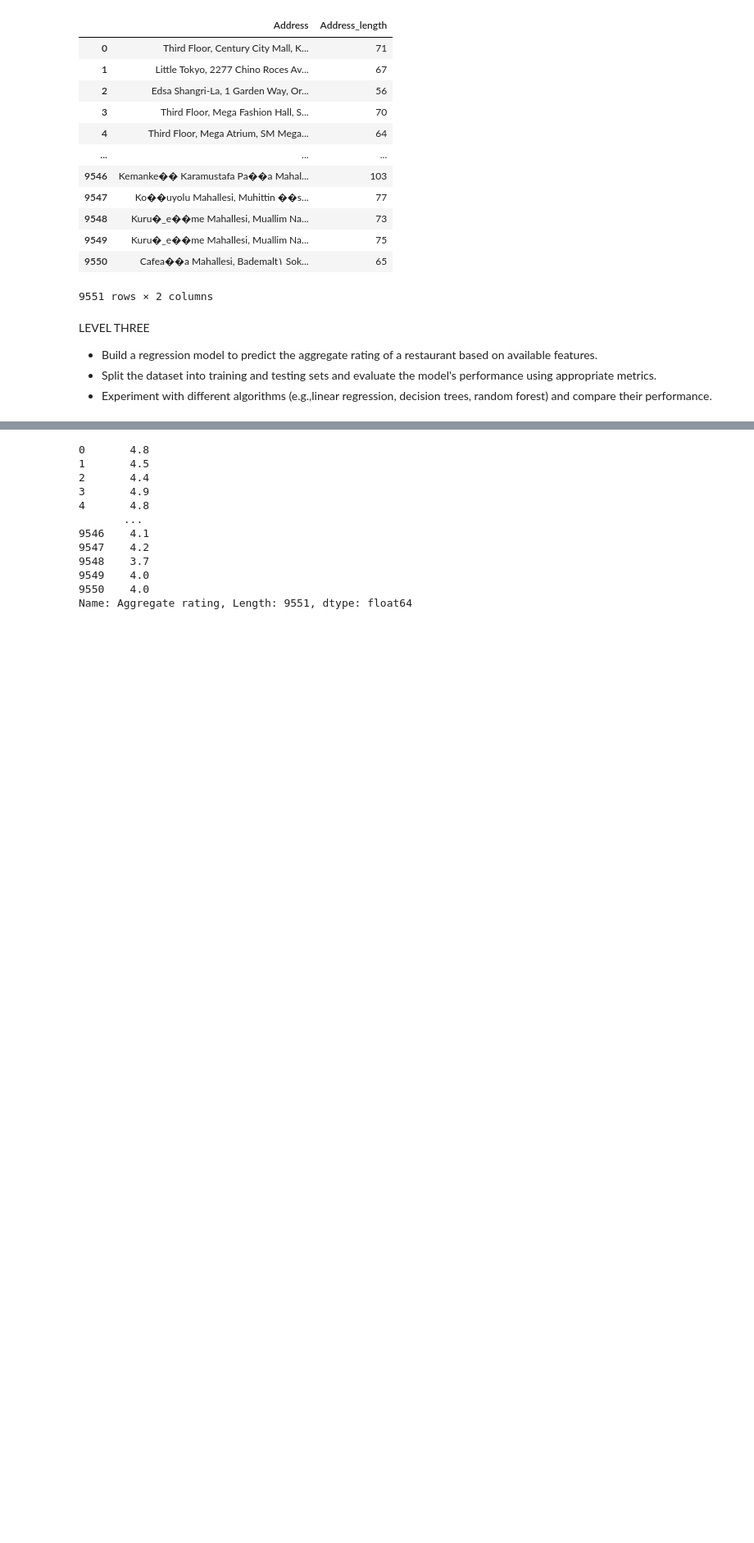
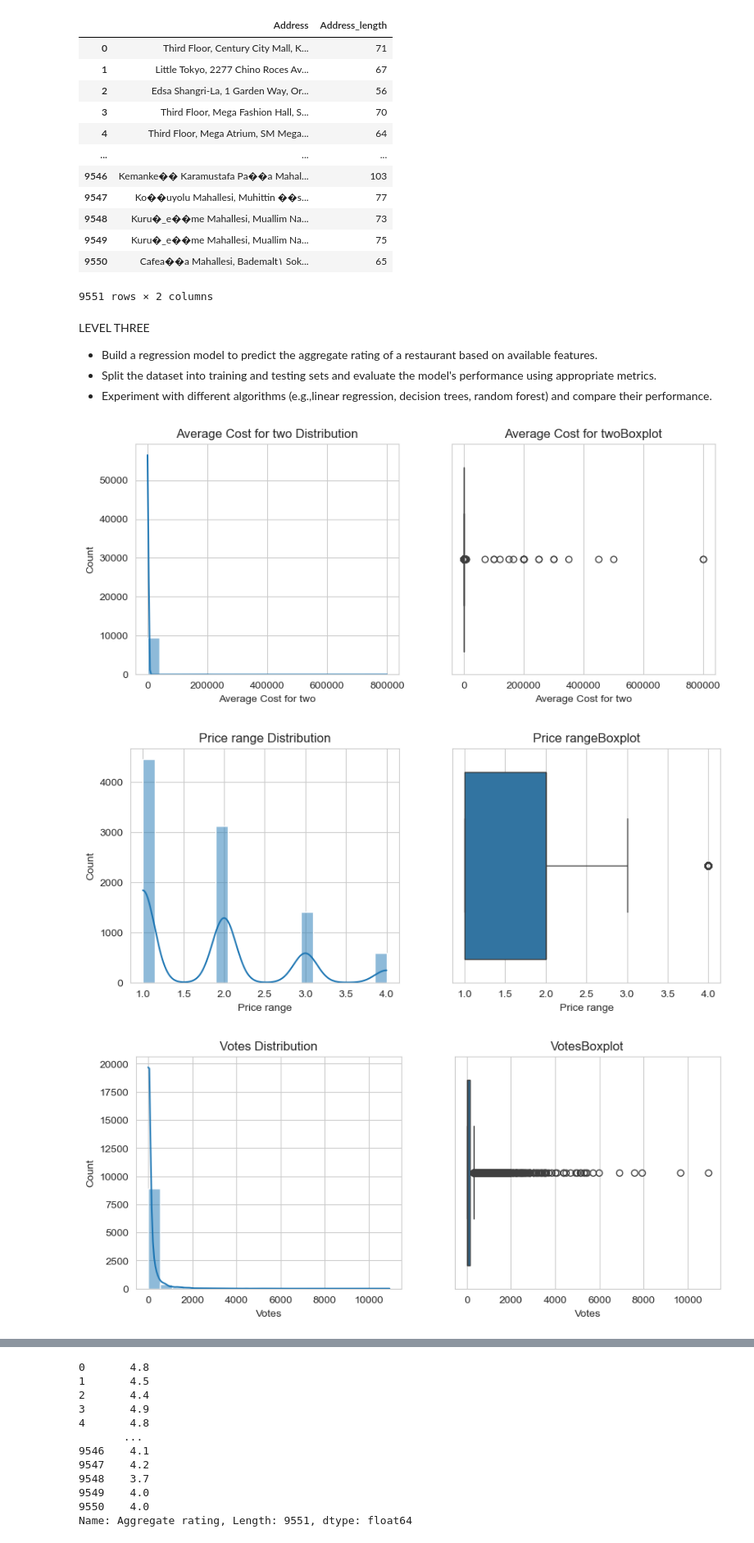
Before and after one commit to Jaywestty/COGNIFY-INTERNSHIP-PROJECT, a Jupyter notebook: Cognifyz Internship Updated.ipynb, the cells around one changed output, grey strips where cells are left out. Shown at 82% size. Saved outputs shown, nothing was run; the diff lists cells and outputs as text; code cells hidden in the pictures; blank space fills up the shorter version.

```diff
--- a/Cognifyz Internship Updated.ipynb
+++ b/Cognifyz Internship Updated.ipynb
@@ -321,3 +333,29 @@ LEVEL THREE
 - Build a regression model to predict the aggregate rating of a restaurant based on available features.
 - Split the dataset into training and testing sets and evaluate the model's performance using appropriate metrics.
 - Experiment with different algorithms (e.g.,linear regression, decision trees, random forest) and compare their performance.
+# %%
+num_col = ['Average Cost for two',	'Price range','Votes', 'Aggregate rating']
+# %%
+#Visualize the numerical columns to check for skewness and outliers
+
+for col in num_col:
+    plt.figure(figsize=(10,4))
+
+    #Check for skewness using the histplot
+    plt.subplot(1,2,1)
+    sns.histplot(df[col], kde=True, bins=20)
+    plt.title(f'{col} Distribution')
+    plt.xlabel(col)
+    plt.ylabel('Count')
+
+    #check for the outliers using the boxplot
+    plt.subplot(1,2,2)
+    sns.boxplot(x=df[col])
+    plt.title(f'{col}Boxplot')
+    plt.xlabel(col)
+
+plt.show()
+# %% [output]
+[figure, added]
+[figure, added]
+[figure, added]
```
Also changed, not shown: parts of 23 cells of this notebook.
